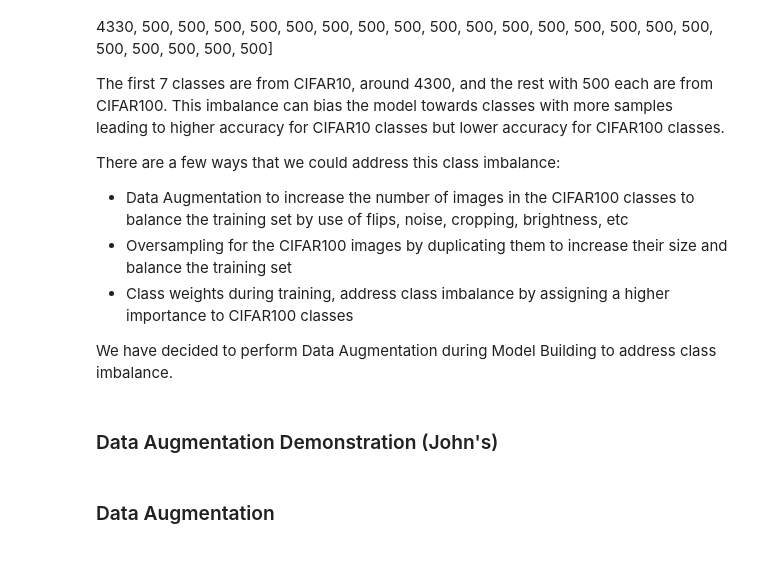
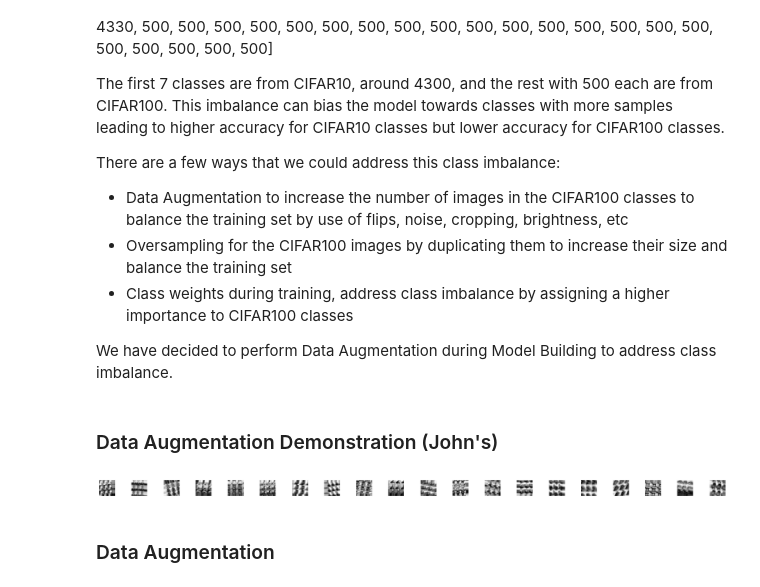
Before and after one commit to milamurphy/ML-Image-Classification, a Jupyter notebook: preprocessing.ipynb, the cells around one changed output. Cells and saved outputs as stored; diff of their text form; code cells hidden in the pictures; blank space fills up the shorter version.

```diff
--- a/preprocessing.ipynb
+++ b/preprocessing.ipynb
@@ -428,16 +432,18 @@ We have decided to perform Data Augmentation during Model Building to address cl
 # %% [markdown]
 ### Data Augmentation Demonstration (John's)
 # %%
-# datagen = ImageDataGenerator(width_shift_range=0.1, height_shift_range = 0.1, zoom_range = 0.2, shear_range = 0.1, rotation_range=10)
-# datagen.fit(X_train)
-# batches = datagen.flow(X_train, y_train, batch_size = 20)
-# X_batch, y_batch = next(batches)
+datagen = ImageDataGenerator(width_shift_range=0.1, height_shift_range = 0.1, zoom_range = 0.2, shear_range = 0.1, rotation_range=10)
+datagen.fit(X_train)
+batches = datagen.flow(X_train, y_train, batch_size = 20)
+X_batch, y_batch = next(batches)
 
-# fig, axs = plt.subplots(1, 20, figsize=(20, 5))
-# fig.tight_layout()
-# for i in range(20):
-#   axs[i].imshow(X_batch[i].reshape(32, 32), cmap='gray')
-#   axs[i].axis('off')
+fig, axs = plt.subplots(1, 20, figsize=(20, 5))
+fig.tight_layout()
+for i in range(20):
+  axs[i].imshow(X_batch[i].reshape(32, 32), cmap='gray')
+  axs[i].axis('off')
+# %% [output]
+[figure, added]
 # %% [markdown]
 ### Data Augmentation
 # %%
```
Also changed, not shown: parts of 7 cells of this notebook.
